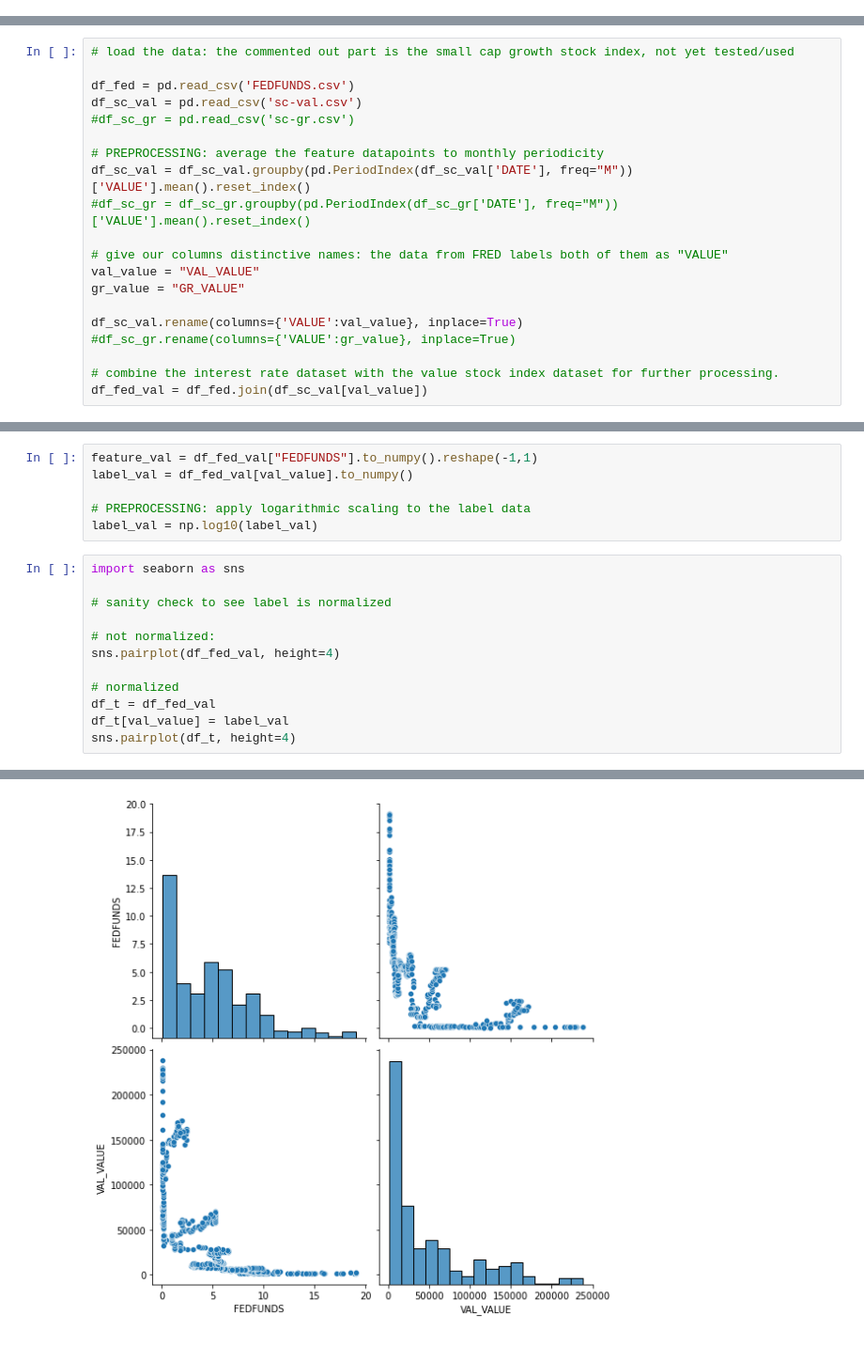
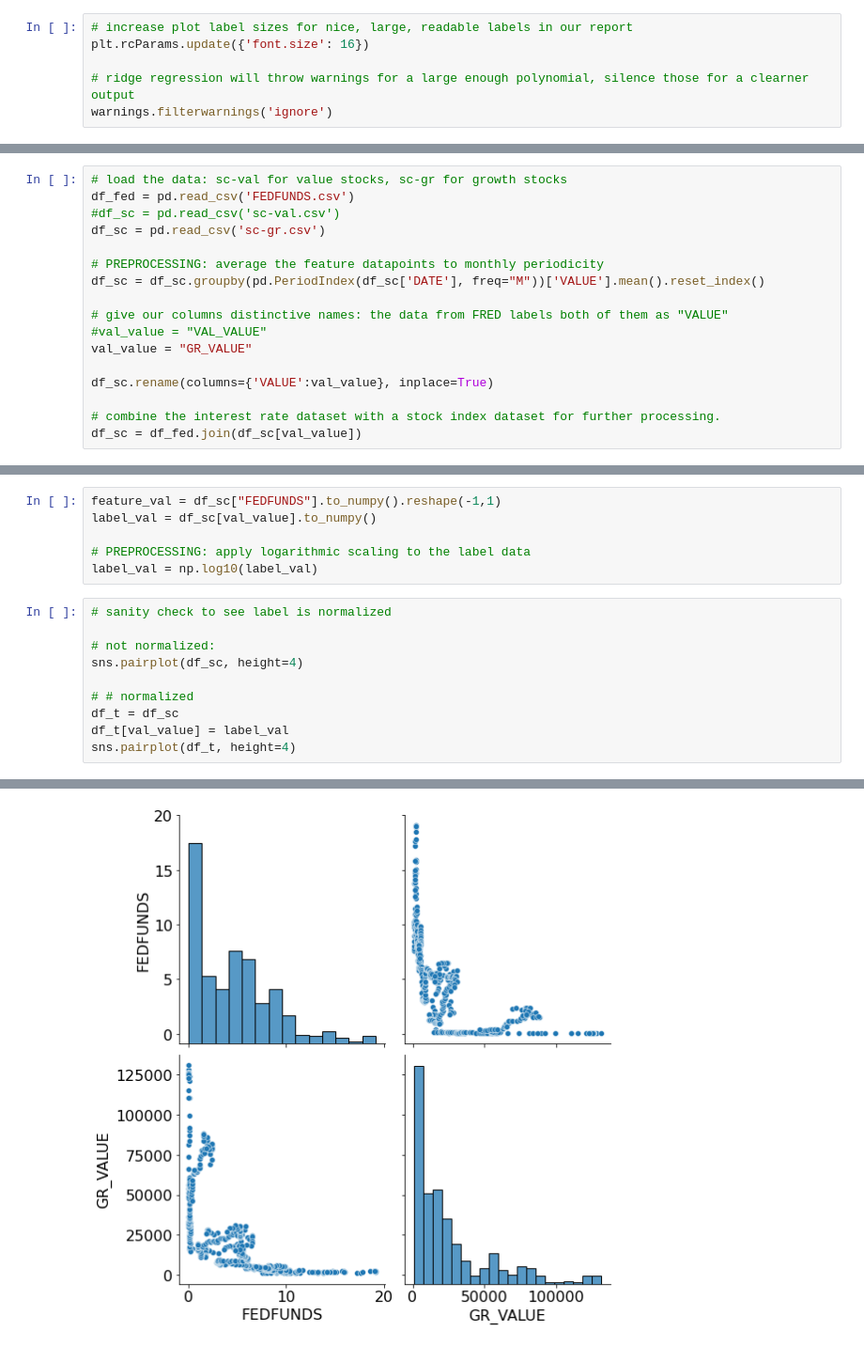
Before and after one commit to xen20/AaltoMLPartDeuxEtTrois, a Jupyter notebook: project.ipynb, the cells around one changed output, grey strips where cells are left out. Shown at 94% size. Saved outputs shown, nothing was run; the diff lists cells and outputs as text.

```diff
--- a/project.ipynb
+++ b/project.ipynb
@@ -8,0 +14,6 @@ from sklearn.model_selection import train_test_split
+# %%
+# increase plot label sizes for nice, large, readable labels in our report
+plt.rcParams.update({'font.size': 16})
+
+# ridge regression will throw warnings for a large enough polynomial, silence those for a clearner output
+warnings.filterwarnings('ignore')
@@ -9,20 +26,17 @@ from sklearn.model_selection import train_test_split
 # %%
-# load the data: the commented out part is the small cap growth stock index, not yet tested/used
-
+# load the data: sc-val for value stocks, sc-gr for growth stocks
 df_fed = pd.read_csv('FEDFUNDS.csv')
-df_sc_val = pd.read_csv('sc-val.csv')
-#df_sc_gr = pd.read_csv('sc-gr.csv')
+#df_sc = pd.read_csv('sc-val.csv')
+df_sc = pd.read_csv('sc-gr.csv')
 
 # PREPROCESSING: average the feature datapoints to monthly periodicity
-df_sc_val = df_sc_val.groupby(pd.PeriodIndex(df_sc_val['DATE'], freq="M"))['VALUE'].mean().reset_index()
-#df_sc_gr = df_sc_gr.groupby(pd.PeriodIndex(df_sc_gr['DATE'], freq="M"))['VALUE'].mean().reset_index()
+df_sc = df_sc.groupby(pd.PeriodIndex(df_sc['DATE'], freq="M"))['VALUE'].mean().reset_index()
 
 # give our columns distinctive names: the data from FRED labels both of them as "VALUE"
-val_value = "VAL_VALUE"
-gr_value = "GR_VALUE"
+#val_value = "VAL_VALUE"
+val_value = "GR_VALUE"
 
-df_sc_val.rename(columns={'VALUE':val_value}, inplace=True)
-#df_sc_gr.rename(columns={'VALUE':gr_value}, inplace=True)
+df_sc.rename(columns={'VALUE':val_value}, inplace=True)
 
-# combine the interest rate dataset with the value stock index dataset for further processing.
-df_fed_val = df_fed.join(df_sc_val[val_value])
+# combine the interest rate dataset with a stock index dataset for further processing.
+df_sc = df_fed.join(df_sc[val_value])
@@ -32,21 +57,19 @@ df_fed_val = df_fed.join(df_sc_val[val_value])
 # %%
-feature_val = df_fed_val["FEDFUNDS"].to_numpy().reshape(-1,1)
-label_val = df_fed_val[val_value].to_numpy()
+feature_val = df_sc["FEDFUNDS"].to_numpy().reshape(-1,1)
+label_val = df_sc[val_value].to_numpy()
 
 # PREPROCESSING: apply logarithmic scaling to the label data
 label_val = np.log10(label_val)
 # %%
-import seaborn as sns
-
 # sanity check to see label is normalized
 
 # not normalized:
-sns.pairplot(df_fed_val, height=4)
+sns.pairplot(df_sc, height=4)
 
-# normalized
-df_t = df_fed_val
+# # normalized
+df_t = df_sc
 df_t[val_value] = label_val
 sns.pairplot(df_t, height=4)
 # %% [output]
 <seaborn.axisgrid.PairGrid at 0x...>
-[figure, old version]
+[figure, new version]
```
Also changed, not shown: parts of 9 cells of this notebook.
